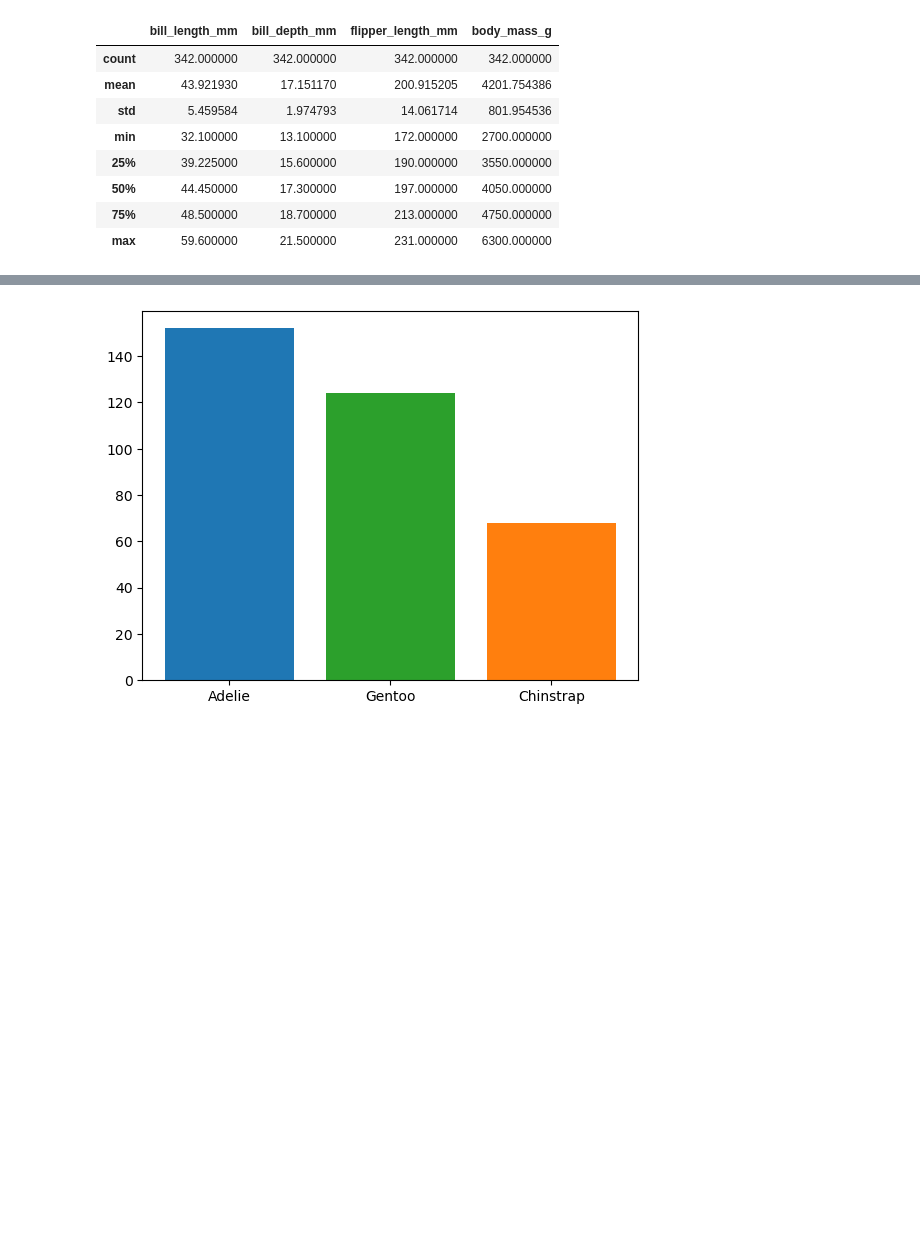
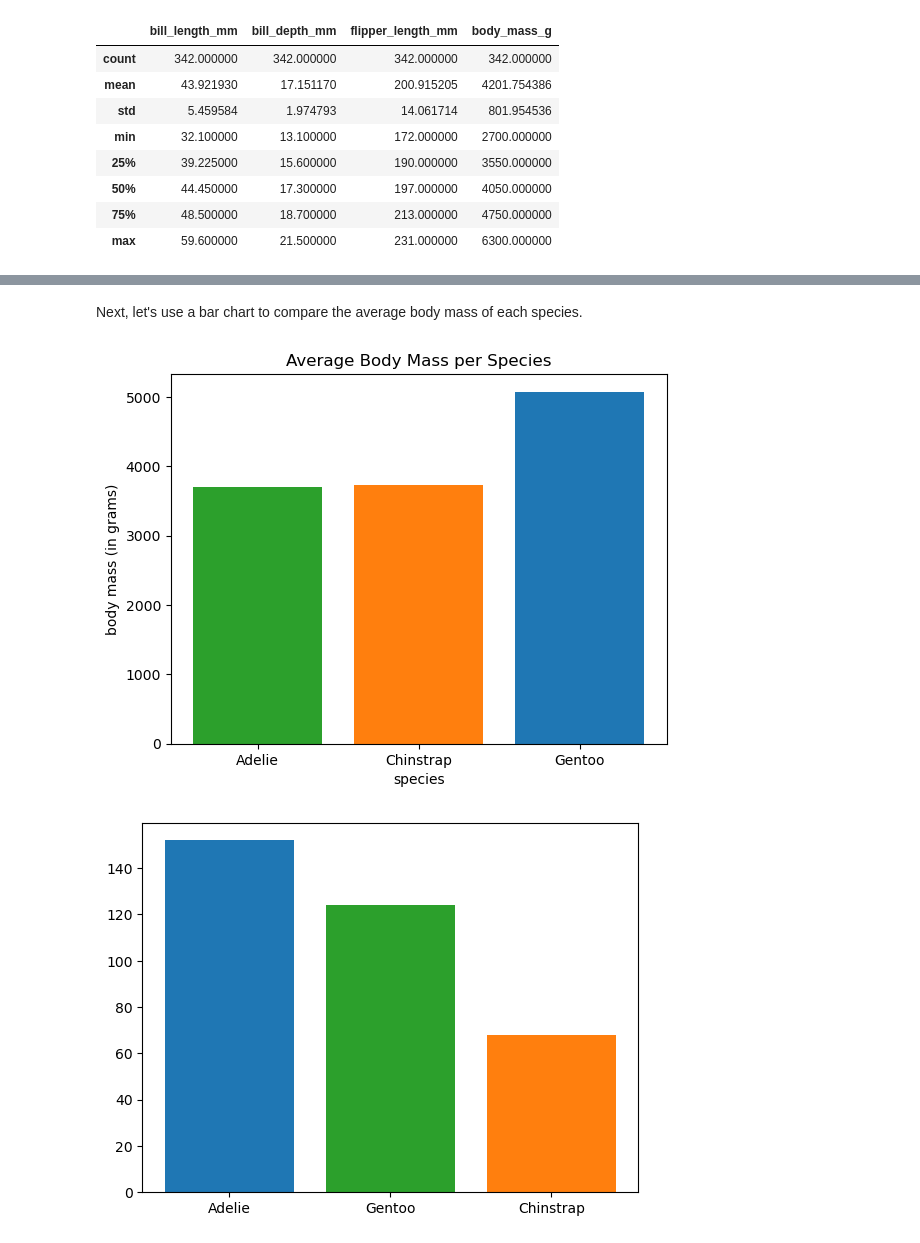
Before and after one commit to eoghanpw/pofda-mywork, a Jupyter notebook: penguins.ipynb, the cells around one changed output, grey strips where cells are left out. Drawn from its saved outputs; the diff is of its cells as text; code cells hidden in the pictures; blank space fills up the shorter version.

```diff
--- a/penguins.ipynb
+++ b/penguins.ipynb
@@ -173,3 +188,22 @@ Name: count, dtype: int64
+# %% [markdown]
+Next, let's use a bar chart to compare the average body mass of each species.
+# %%
+# First let's get the mean body mass per species.
+body_mass_species = penguins.groupby(['species'])['body_mass_g'].mean()
+
+# Set the colours for each species.
+colours = ['tab:green', 'tab:orange', 'tab:blue']
+
+# Use subplots to create the bar chart.
+fig, ax = plt.subplots()
+ax.bar(body_mass_species.index, body_mass_species, color=colours)
+ax.set_xlabel("species")
+ax.set_ylabel("body mass (in grams)")
+ax.set_title("Average Body Mass per Species")
+
+plt.show()
+# %% [output]
+[figure, added]
 # %%
 # Bar chart of the count of penguins in each species.
 species = penguins['species'].value_counts()
```
Also changed, not shown: parts of 16 cells of this notebook.
